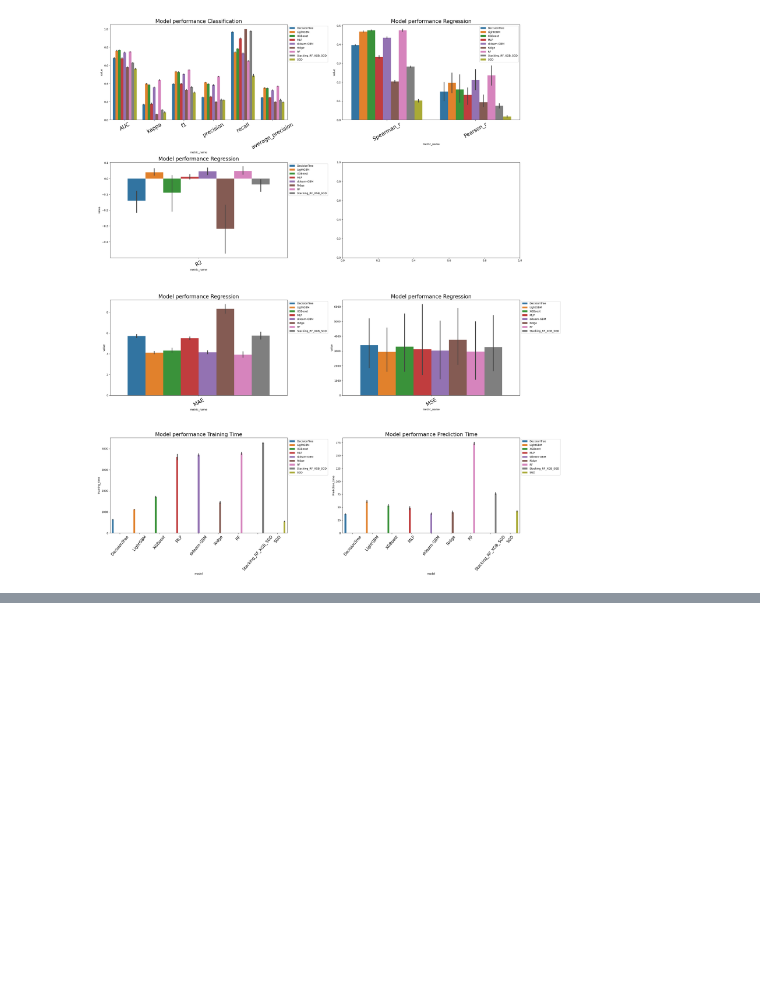
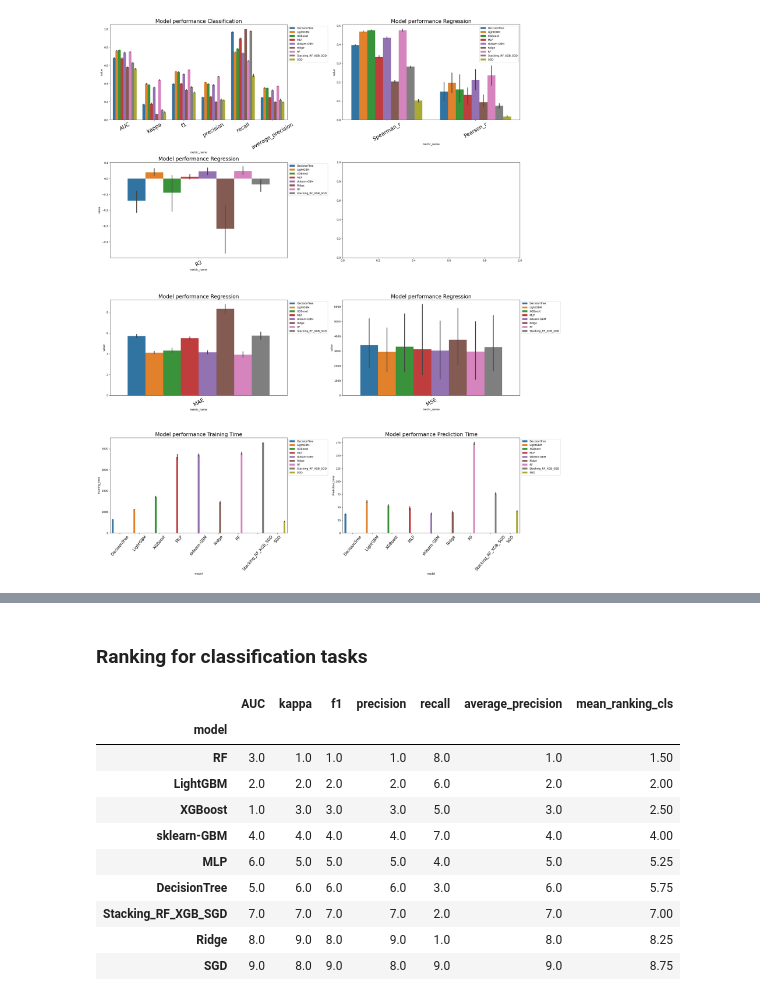
Before and after one commit to chenyangkang/stemflow, a Jupyter notebook: docs/Examples/06.Base_model_choices.ipynb, the cells around one changed output, grey strips where cells are left out. Cells and saved outputs as stored; diff of their text form; code cells hidden in the pictures; blank space fills up the shorter version.

```diff
--- a/docs/Examples/06.Base_model_choices.ipynb
+++ b/docs/Examples/06.Base_model_choices.ipynb
@@ -332,0 +384,19 @@ plt.show()
+# %% [markdown]
+### Ranking for classification tasks
+# %%
+classification_metrics = ['AUC', 'kappa', 'f1', 'precision', 'recall', 'average_precision']
+ranking_cls = all_metric_df[classification_metrics + ['model']].groupby('model').mean().rank(ascending=False)
+ranking_cls['mean_ranking_cls'] = ranking_cls[['AUC','kappa','f1','average_precision']].mean(axis=1)
+ranking_cls.sort_values(by='mean_ranking_cls')
+# %% [output]
+|  | AUC | kappa | f1 | precision | recall | average_precision | mean_ranking_cls |
+| model |  |  |  |  |  |  |  |
+| RF | 3.0 | 1.0 | 1.0 | 1.0 | 8.0 | 1.0 | 1.50 |
+| LightGBM | 2.0 | 2.0 | 2.0 | 2.0 | 6.0 | 2.0 | 2.00 |
+| XGBoost | 1.0 | 3.0 | 3.0 | 3.0 | 5.0 | 3.0 | 2.50 |
+| sklearn-GBM | 4.0 | 4.0 | 4.0 | 4.0 | 7.0 | 4.0 | 4.00 |
+| MLP | 6.0 | 5.0 | 5.0 | 5.0 | 4.0 | 5.0 | 5.25 |
+| DecisionTree | 5.0 | 6.0 | 6.0 | 6.0 | 3.0 | 6.0 | 5.75 |
+| Stacking_RF_XGB_SGD | 7.0 | 7.0 | 7.0 | 7.0 | 2.0 | 7.0 | 7.00 |
+| Ridge | 8.0 | 9.0 | 8.0 | 9.0 | 1.0 | 8.0 | 8.25 |
+| SGD | 9.0 | 8.0 | 9.0 | 8.0 | 9.0 | 9.0 | 8.75 |
```
Also changed, not shown: parts of 29 cells of this notebook, 1 other file.
